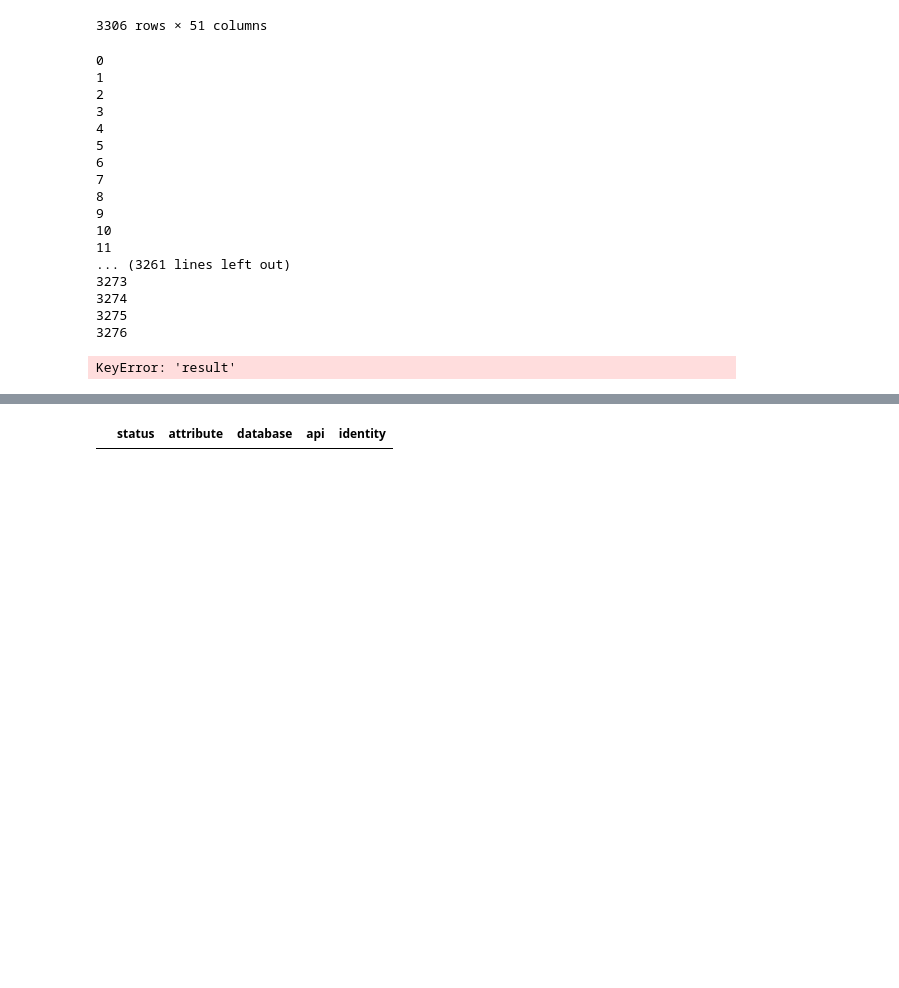
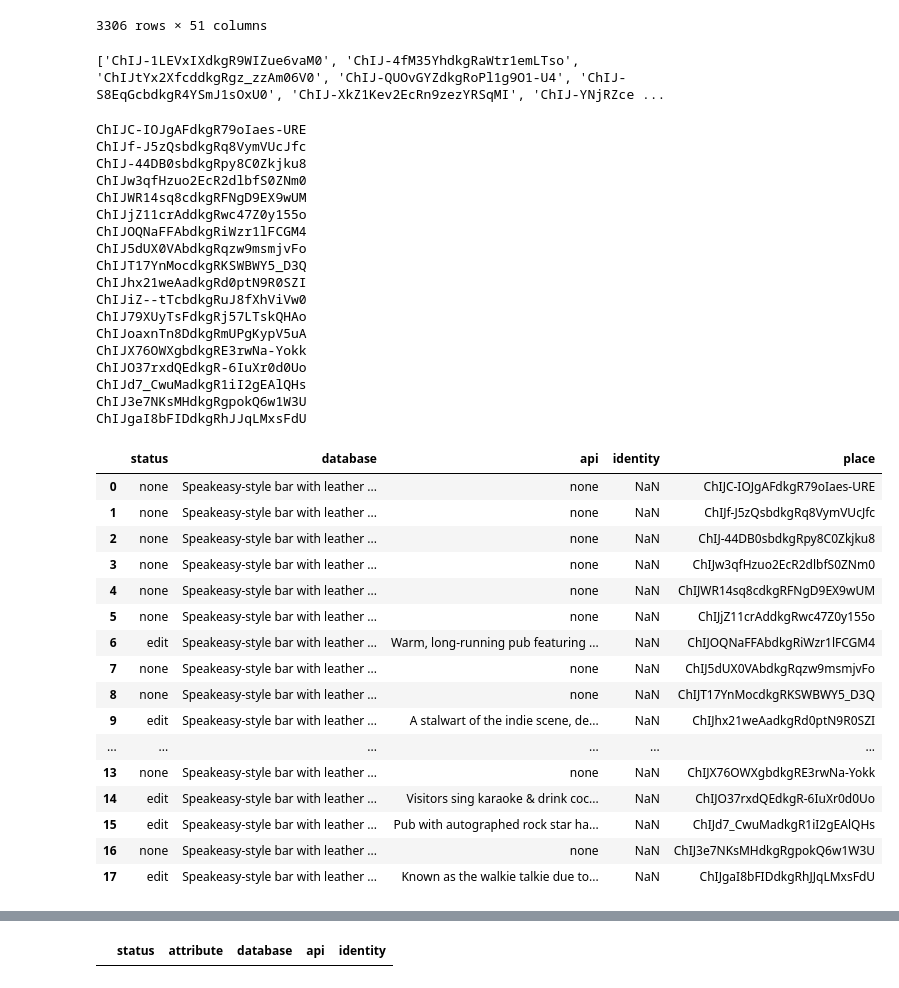
Before and after one commit to cartsmate/thepubpicker, a Jupyter notebook: Untitled2.ipynb, the cells around one changed output, grey strips where cells are left out. Drawn from its saved outputs; the diff is of its cells as text; code cells hidden in the pictures; blank space fills up the shorter version.

```diff
--- a/Untitled2.ipynb
+++ b/Untitled2.ipynb
@@ -443,11 +475,18 @@ df_all
 # %%
 pathway = os.getcwd()
 df_all.to_csv(f'{pathway}/files/df_combined.csv', sep=',', encoding='utf-8', index=False)
+# %%
+tester = df.loc[df['extra'].isnull()]
+tester['pub_identity']
+the_list = tester['place'].tolist()
+print(the_list)
+# %% [output]
+['ChIJ-1LEVxIXdkgR9WIZue6vaM0', 'ChIJ-4fM35YhdkgRaWtr1emLTso', 'ChIJtYx2XfcddkgRgz_zzAm06V0', 'ChIJ-QUOvGYZdkgRoPl1g9O1-U4', 'ChIJ-S8EqGcbdkgR4YSmJ1sOxU0', 'ChIJ-XkZ1Kev2EcRn9zezYRSqMI', 'ChIJ-YNjRZce ...
 # %%
 import numpy as np
 YOUR_API_KEY = 'AIzaSyCx6ju6WM40lYBNsbiSAFrpvzKam2rHD_8'
 
-df = pd.read_csv(f'{pathway}/files/df_combined.csv')
+df = pd.read_csv(f'{pathway}/files/combined.csv')
 
 condition = []
 # for index, row in df.iterrows():
@@ -456,55 +495,72 @@ condition = []
 place_list = ('ChIJ8RRrJ-YddkgR28mStkbXE3U', 'ChIJz2raGbUddkgR1EBfTLADLtI')
 df_conditions = pd.DataFrame(columns=['status','database','api','identity'])
 
-# for pl in place_list:
-for index, row in df.iterrows():
-    PLACE_ID = row['place']
-    print(index)
+for pl in api_list:
+# for index, row in df.iterrows():
+#     PLACE_ID = row['place']
+    PLACE_ID = 'ChIJo1EeGKkadkgRF6qptUS7DjI'
+    PLACE_ID = pl
+    print(pl)
     url = f"""https://maps.googleapis.com/maps/api/place/details/json?fields=website%2Curl%2Cname%2Ceditorial_summary&place_id={PLACE_ID}&key={YOUR_API_KEY}"""
     response = requests.get(url).json()
     # print(response)
 
     if 'editorial_summary' in response['result']:
         api_att = response['result']['editorial_summary']['overview']
         status = 'edit'
     #         if row[att] == '':
     #             df.loc[df['pub_identity'] == row['pub_identity'], 'extra'] = response['result']['editorial_summary']['overview']
     #             status = 'UPDATE'
     #         else:
     #             if row[att] == response['result']['editorial_summary']['overview']:
     #                 status = 'NO CHANGE'
     #             else:
     #                 status = 'DIFFERENCE'
 
     else:
         api_att = 'none'
         status = 'none'
-#     print(api_att, status)
     condition = [status, row['extra'], api_att, PLACE_ID]
-#     print(condition)
     df_conditions_temp = pd.DataFrame([condition], columns=['status','database','api','place'])
 
     df_conditions = pd.concat([df_conditions, df_conditions_temp], ignore_index=True, sort=False)
 
 #     df_conditions = pd.concat(df_conditions, df_conditions_temp)
 # print(api_att)
 df_conditions
 # %% [output]
-0
-1
-2
-3
-4
-5
-6
-7
-8
-9
-10
-11
-... (3261 lines left out)
-3273
-3274
-3275
-3276
+ChIJC-IOJgAFdkgR79oIaes-URE
+ChIJf-J5zQsbdkgRq8VymVUcJfc
+ChIJ-44DB0sbdkgRpy8C0Zkjku8
+ChIJw3qfHzuo2EcR2dlbfS0ZNm0
+ChIJWR14sq8cdkgRFNgD9EX9wUM
+ChIJjZ11crAddkgRwc47Z0y155o
+ChIJOQNaFFAbdkgRiWzr1lFCGM4
+ChIJ5dUX0VAbdkgRqzw9msmjvFo
+ChIJT17YnMocdkgRKSWBWY5_D3Q
+ChIJhx21weAadkgRd0ptN9R0SZI
+ChIJiZ--tTcbdkgRuJ8fXhViVw0
+ChIJ79XUyTsFdkgRj57LTskQHAo
+ChIJoaxnTn8DdkgRmUPgKypV5uA
+ChIJX76OWXgbdkgRE3rwNa-Yokk
+ChIJO37rxdQEdkgR-6IuXr0d0Uo
+ChIJd7_CwuMadkgR1iI2gEAlQHs
+ChIJ3e7NKsMHdkgRgpokQ6w1W3U
+ChIJgaI8bFIDdkgRhJJqLMxsFdU
-KeyError: 'result'
+|  | status | database | api | identity | place |
+| 0 | none | Speakeasy-style bar with leather ... | none | NaN | ChIJC-IOJgAFdkgR79oIaes-URE |
+| 1 | none | Speakeasy-style bar with leather ... | none | NaN | ChIJf-J5zQsbdkgRq8VymVUcJfc |
+| 2 | none | Speakeasy-style bar with leather ... | none | NaN | ChIJ-44DB0sbdkgRpy8C0Zkjku8 |
+| 3 | none | Speakeasy-style bar with leather ... | none | NaN | ChIJw3qfHzuo2EcR2dlbfS0ZNm0 |
+| 4 | none | Speakeasy-style bar with leather ... | none | NaN | ChIJWR14sq8cdkgRFNgD9EX9wUM |
+| 5 | none | Speakeasy-style bar with leather ... | none | NaN | ChIJjZ11crAddkgRwc47Z0y155o |
+| 6 | edit | Speakeasy-style bar with leather ... | Warm, long-running pub featuring ... | NaN | ChIJOQNaFFAbdkgRiWzr1lFCGM4 |
+| 7 | none | Speakeasy-style bar with leather ... | none | NaN | ChIJ5dUX0VAbdkgRqzw9msmjvFo |
+| 8 | none | Speakeasy-style bar with leather ... | none | NaN | ChIJT17YnMocdkgRKSWBWY5_D3Q |
+| 9 | edit | Speakeasy-style bar with leather ... | A stalwart of the indie scene, de... | NaN | ChIJhx21weAadkgRd0ptN9R0SZI |
+| ... | ... | ... | ... | ... | ... |
+| 13 | none | Speakeasy-style bar with leather ... | none | NaN | ChIJX76OWXgbdkgRE3rwNa-Yokk |
+| 14 | edit | Speakeasy-style bar with leather ... | Visitors sing karaoke & drink coc... | NaN | ChIJO37rxdQEdkgR-6IuXr0d0Uo |
+| 15 | edit | Speakeasy-style bar with leather ... | Pub with autographed rock star ha... | NaN | ChIJd7_CwuMadkgR1iI2gEAlQHs |
+| 16 | none | Speakeasy-style bar with leather ... | none | NaN | ChIJ3e7NKsMHdkgRgpokQ6w1W3U |
+| 17 | edit | Speakeasy-style bar with leather ... | Known as the walkie talkie due to... | NaN | ChIJgaI8bFIDdkgRhJJqLMxsFdU |
```
Also changed, not shown: parts of 8 cells of this notebook, 27 other files.
